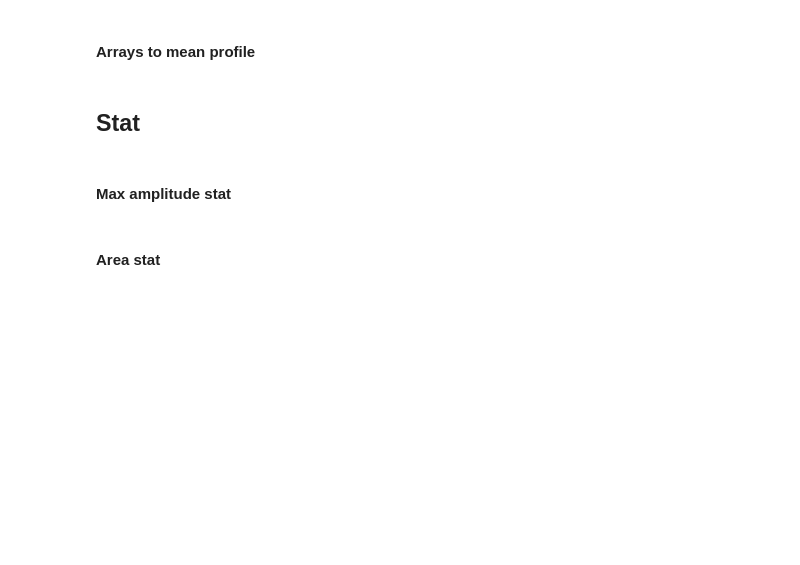
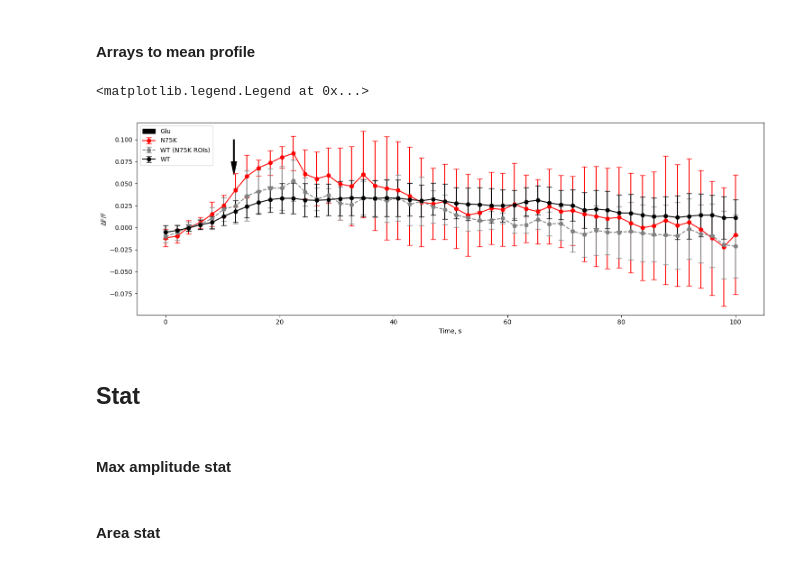
Before and after one commit to wisstock/LTData, a Jupyter notebook: cfp_yfp.ipynb, the cells around one changed output. Cells and saved outputs as stored; diff of their text form; code cells hidden in the pictures; blank space fills up the shorter version.

```diff
--- a/cfp_yfp.ipynb
+++ b/cfp_yfp.ipynb
@@ -412,8 +425,10 @@ cfp_dist_img = ndimage.distance_transform_edt(pipet_mask)
 cfp_dist_img = ma.masked_where(~cfp_up_mask, cfp_dist_img)
 
 
+cfp_prof_dict = label_prof_calc(cfp_up_label, img_cfp_masked, cfp_dist_img)
+cfp_prof_dict_yfp_mask = label_prof_calc(yfp_up_label, img_cfp_masked, yfp_dist_img)
+
 yfp_prof_dict = label_prof_calc(yfp_up_label, img_yfp_masked, yfp_dist_img)
-cfp_prof_dict = label_prof_calc(cfp_up_label, img_cfp_masked, cfp_dist_img)
 # %% [markdown]
 ## Profil creation
 # %%
@@ -448,6 +463,7 @@ def sorted_prof_arr_calc(input_prof_dict, min_dF=0.25, mid_filter=True, mid_filt
 
 
 cfp_dist_prof_arr = sorted_prof_arr_calc(cfp_prof_dict, min_dF=0, mid_filter_div=2)
+cfp_dist_prof_arr_yfp_mask = sorted_prof_arr_calc(cfp_prof_dict_yfp_mask, min_dF=0, mid_filter_div=2)
 cfp_dist_prof_arr_no_filter = sorted_prof_arr_calc(cfp_prof_dict, min_dF=0, mid_filter=False)
 
 yfp_dist_prof_arr = sorted_prof_arr_calc(yfp_prof_dict, min_dF=0, mid_filter_div=2)
@@ -505,23 +526,39 @@ plt.show()
 # %%
 cfp_prof_mean = np.mean(cfp_dist_prof_arr, axis=0)
 cfp_prof_sd = np.std(cfp_dist_prof_arr, axis=0)
+
+cfp_prof_yfp_mask_mean = np.mean(cfp_dist_prof_arr_yfp_mask, axis=0)
+cfp_prof_yfp_mask_sd = np.std(cfp_dist_prof_arr_yfp_mask, axis=0)
+
 
 yfp_prof_mean = np.mean(yfp_dist_prof_arr, axis=0)
 yfp_prof_sd = np.std(yfp_dist_prof_arr, axis=0)
 
 time_line = np.linspace(0, cfp_prof_mean.shape[0]*2, num=cfp_prof_mean.shape[0])
 
 
 plt.figure(figsize=(15, 5))
+
 plt.errorbar(time_line, yfp_prof_mean,
              yerr = yfp_prof_sd,
              fmt ='-o', color='r', capsize=4, label='N75K')
+plt.errorbar(time_line, cfp_prof_yfp_mask_mean,
+             yerr = cfp_prof_yfp_mask_sd,
+             fmt ='--o', color='grey', capsize=4, label='WT (N75K ROIs)')
 plt.errorbar(time_line, cfp_prof_mean,
              yerr = cfp_prof_sd,
              fmt ='-o', color='k', capsize=4, label='WT')
+
+plt.arrow(12, 0.1, 0, -0.025,  # X, Y, dX, dY
+          width=0.2, color='k', head_width=1, head_length=0.015, label='Glu')
+
 plt.xlabel('Time, s')
 plt.ylabel('ΔF/F')
+plt.tight_layout()
 plt.legend()
+# %% [output]
+<matplotlib.legend.Legend at 0x...>
+[figure, added]
 # %% [markdown]
 ## Stat
 # %% [markdown]
```
Also changed, not shown: parts of 7 cells of this notebook.
